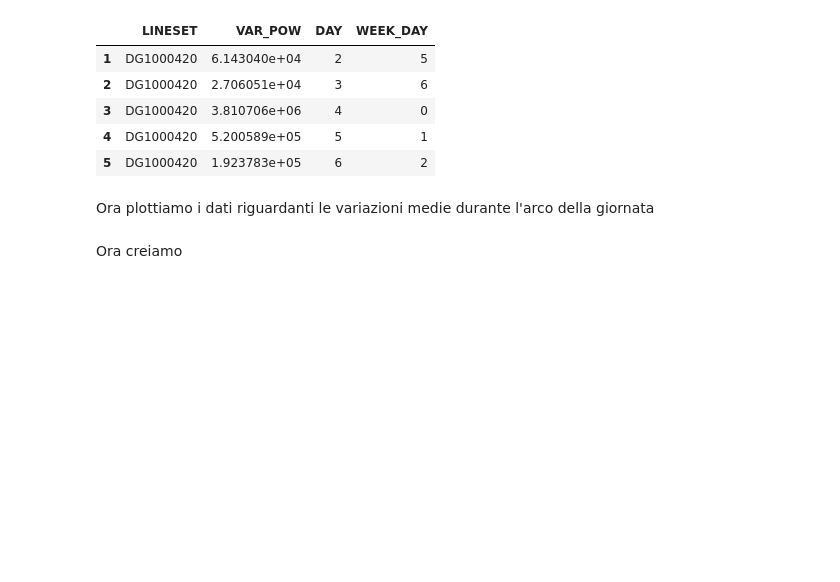
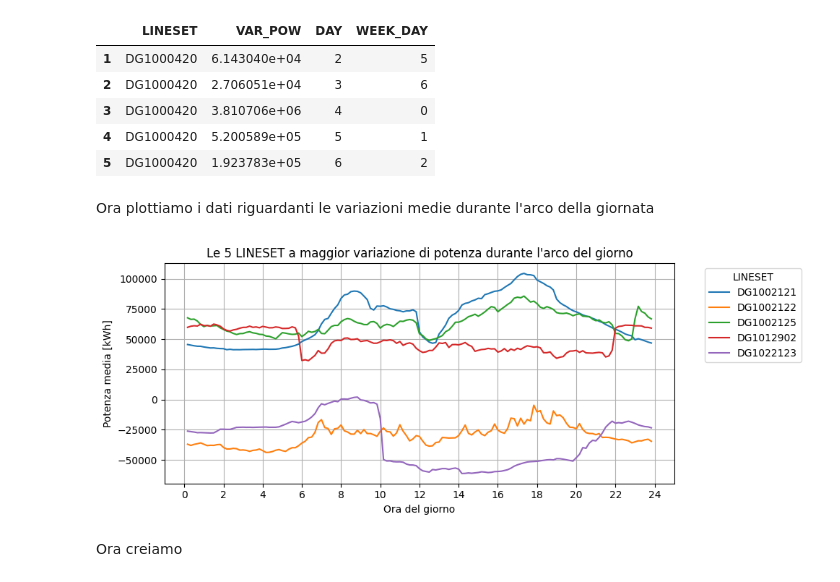
Before and after one commit to MarcoFava/Lavandini, a Jupyter notebook: EDA.ipynb, the cells around one changed output. Cells and saved outputs as stored; diff of their text form; code cells hidden in the pictures; blank space fills up the shorter version.

```diff
--- a/EDA.ipynb
+++ b/EDA.ipynb
@@ -267,3 +267,33 @@ fig_day = go.Fi
+# %%
+# creiamo la colonna ore
+var_day_df['HOUR'] = var_day_df['MINUTE'] / 60
+
+# Creiamo la figura
+fig_day = plt.figure(figsize=(10, 4))
+
+# Loop attraverso i LINESET dove la variazione di potenza supera i 12000 kWh (così preso in modo da avere solo le 5 linee a variazione magiore)
+# e plottiamo POWER in funzione di HOUR
+for lineset in var_day_df['LINESET'][var_day_df['VAR_POW']>12e3].unique():
+    subset = var_day_df[var_day_df['LINESET'] == lineset]
+    plt.plot(subset['HOUR'], subset['POWER'], label=lineset)
+
+# aggiungo le label e il titolo
+plt.xlabel('Ora del giorno')
+plt.ylabel('Potenza media [kWh]')
+plt.title('Le 5 LINESET a maggior variazione di potenza durante l\'arco del giorno')
+
+# cambio xticks in modo da mostrare una tacca ogni 2 ore e aggiungo griglia
+plt.xticks(np.arange(0,25,step=2))
+plt.grid()
+
+# legenda per le diverse LINESET
+plt.legend(title='LINESET', bbox_to_anchor=(1.05, 1), loc='upper left')
+
+# mostriamo il grafico
+plt.tight_layout()
+plt.show()
+# %% [output]
+[figure, added]
 # %% [markdown]
 Ora creiamo
 # %% [markdown]
```
Also changed, not shown: parts of 4 cells of this notebook.
